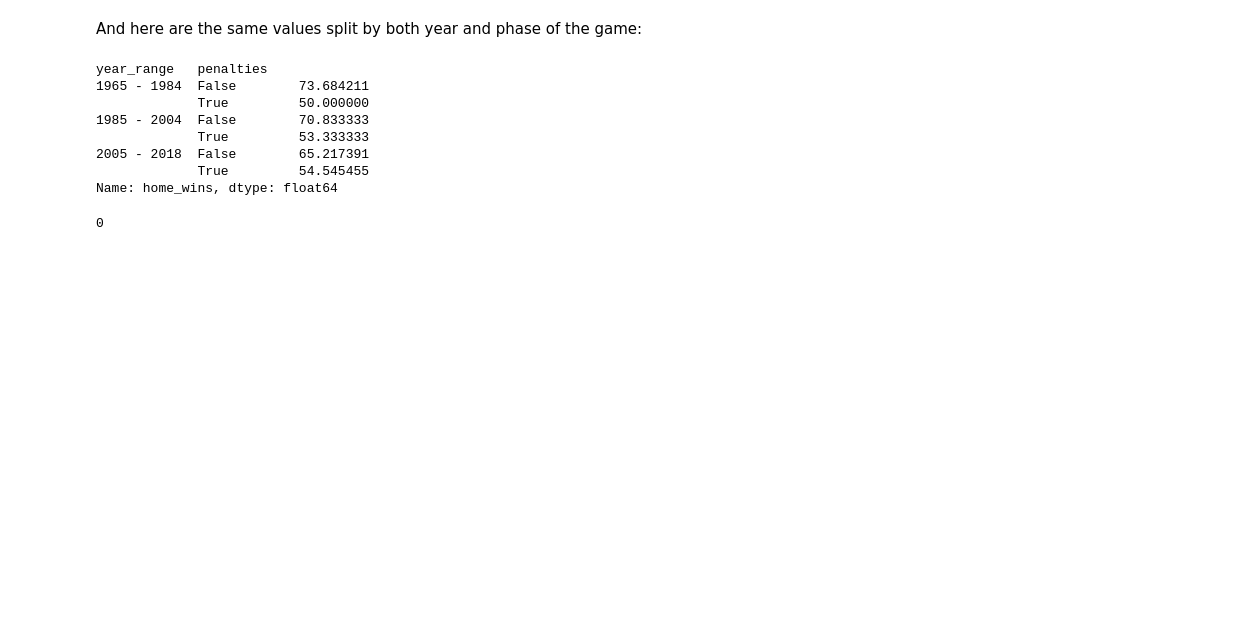
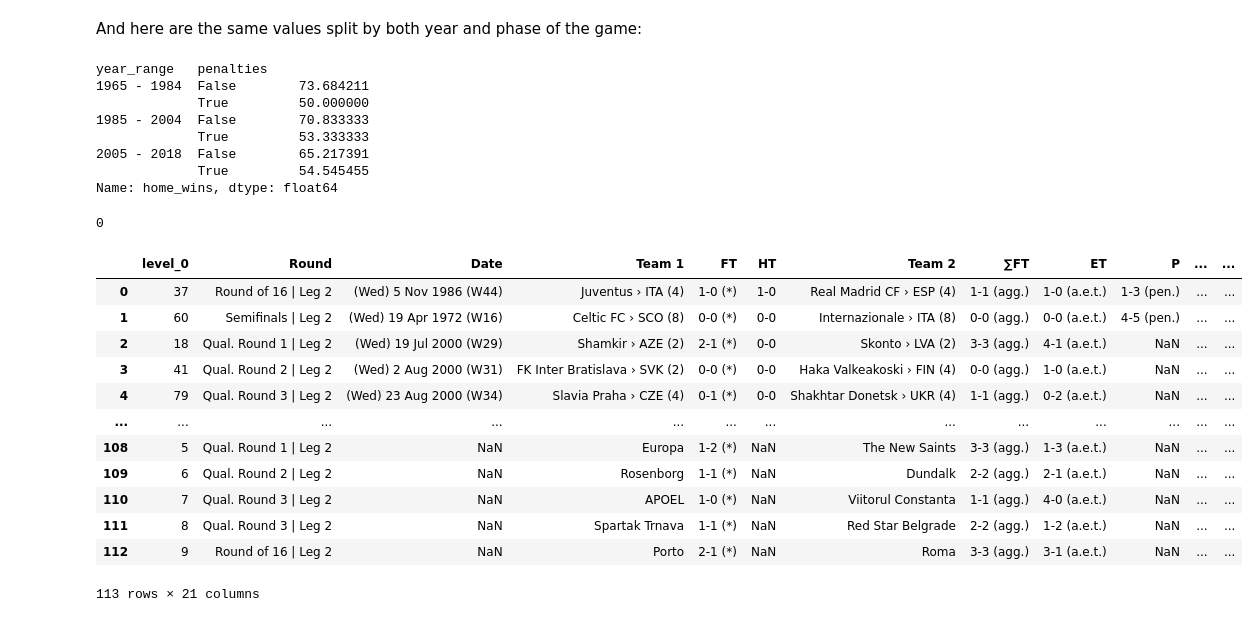
Before and after one commit to wkool/cl_awaygoals, a Jupyter notebook: awaygoal.ipynb, the cells around one changed output. Saved outputs shown, nothing was run; the diff lists cells and outputs as text; code cells hidden in the pictures; blank space fills up the shorter version.

```diff
--- a/awaygoal.ipynb
+++ b/awaygoal.ipynb
@@ -221,3 +221,19 @@ Name: home_wins, dtype: float64
 os.system('jupyter nbconvert --to markdown --TemplateExporter.exclude_input=True awaygoal.ipynb')
 # %% [output]
 0
+# %%
+data
+# %% [output]
+|  | level_0 | Round | Date | Team 1 | FT | HT | Team 2 | ∑FT | ET | P | ... | ... |
+| 0 | 37 | Round of 16 | Leg 2 | (Wed) 5 Nov 1986 (W44) | Juventus › ITA (4) | 1-0 (*) | 1-0 | Real Madrid CF › ESP (4) | 1-1 (agg.) | 1-0 (a.e.t.) | 1-3 (pen.) | ... | ... |
+| 1 | 60 | Semifinals | Leg 2 | (Wed) 19 Apr 1972 (W16) | Celtic FC › SCO (8) | 0-0 (*) | 0-0 | Internazionale › ITA (8) | 0-0 (agg.) | 0-0 (a.e.t.) | 4-5 (pen.) | ... | ... |
+| 2 | 18 | Qual. Round 1 | Leg 2 | (Wed) 19 Jul 2000 (W29) | Shamkir › AZE (2) | 2-1 (*) | 0-0 | Skonto › LVA (2) | 3-3 (agg.) | 4-1 (a.e.t.) | NaN | ... | ... |
+| 3 | 41 | Qual. Round 2 | Leg 2 | (Wed) 2 Aug 2000 (W31) | FK Inter Bratislava › SVK (2) | 0-0 (*) | 0-0 | Haka Valkeakoski › FIN (4) | 0-0 (agg.) | 1-0 (a.e.t.) | NaN | ... | ... |
+| 4 | 79 | Qual. Round 3 | Leg 2 | (Wed) 23 Aug 2000 (W34) | Slavia Praha › CZE (4) | 0-1 (*) | 0-0 | Shakhtar Donetsk › UKR (4) | 1-1 (agg.) | 0-2 (a.e.t.) | NaN | ... | ... |
+| ... | ... | ... | ... | ... | ... | ... | ... | ... | ... | ... | ... | ... |
+| 108 | 5 | Qual. Round 1 | Leg 2 | NaN | Europa | 1-2 (*) | NaN | The New Saints | 3-3 (agg.) | 1-3 (a.e.t.) | NaN | ... | ... |
+| 109 | 6 | Qual. Round 2 | Leg 2 | NaN | Rosenborg | 1-1 (*) | NaN | Dundalk | 2-2 (agg.) | 2-1 (a.e.t.) | NaN | ... | ... |
+| 110 | 7 | Qual. Round 3 | Leg 2 | NaN | APOEL | 1-0 (*) | NaN | Viitorul Constanta | 1-1 (agg.) | 4-0 (a.e.t.) | NaN | ... | ... |
+| 111 | 8 | Qual. Round 3 | Leg 2 | NaN | Spartak Trnava | 1-1 (*) | NaN | Red Star Belgrade | 2-2 (agg.) | 1-2 (a.e.t.) | NaN | ... | ... |
+| 112 | 9 | Round of 16 | Leg 2 | NaN | Porto | 2-1 (*) | NaN | Roma | 3-3 (agg.) | 3-1 (a.e.t.) | NaN | ... | ... |
+113 rows × 21 columns
```
Also changed, not shown: 1 other file.
